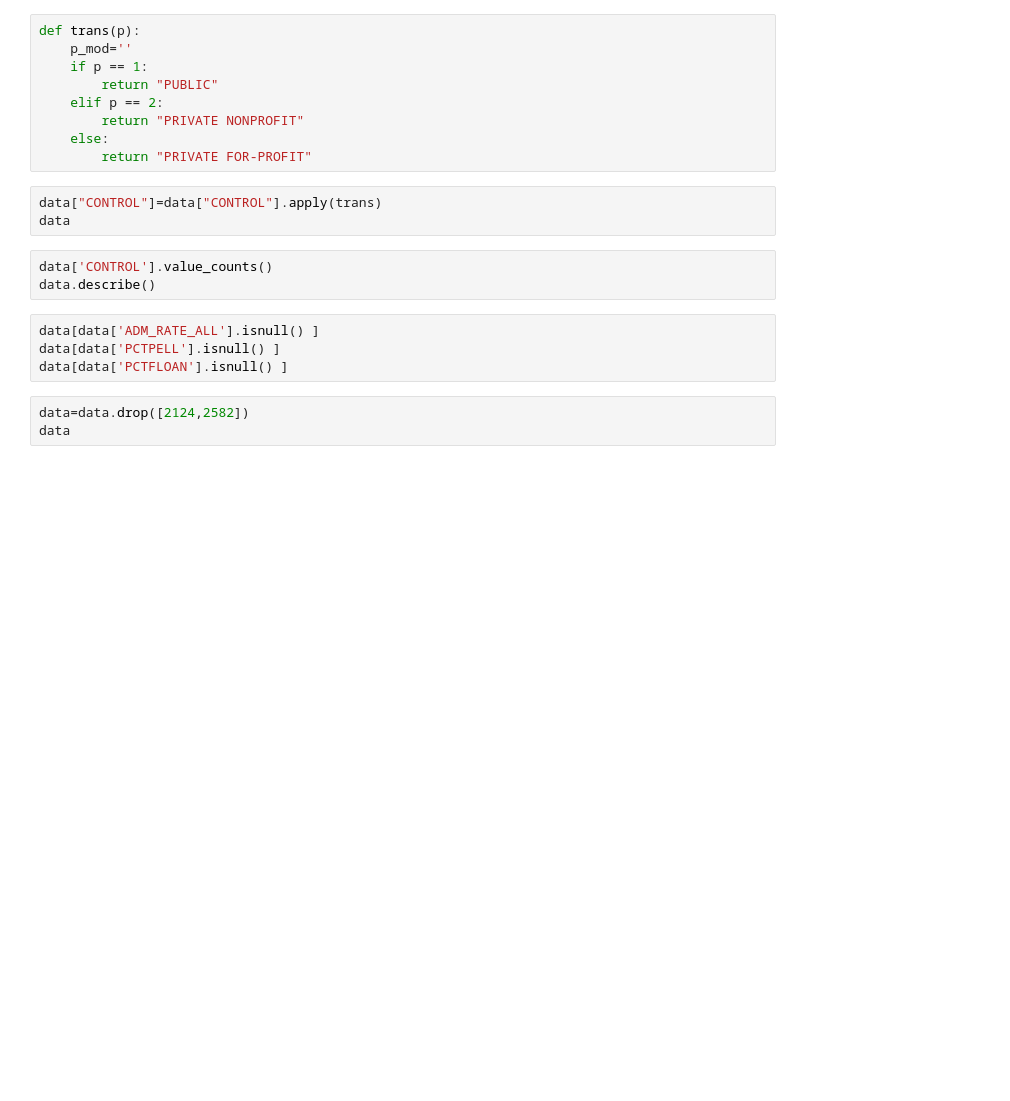
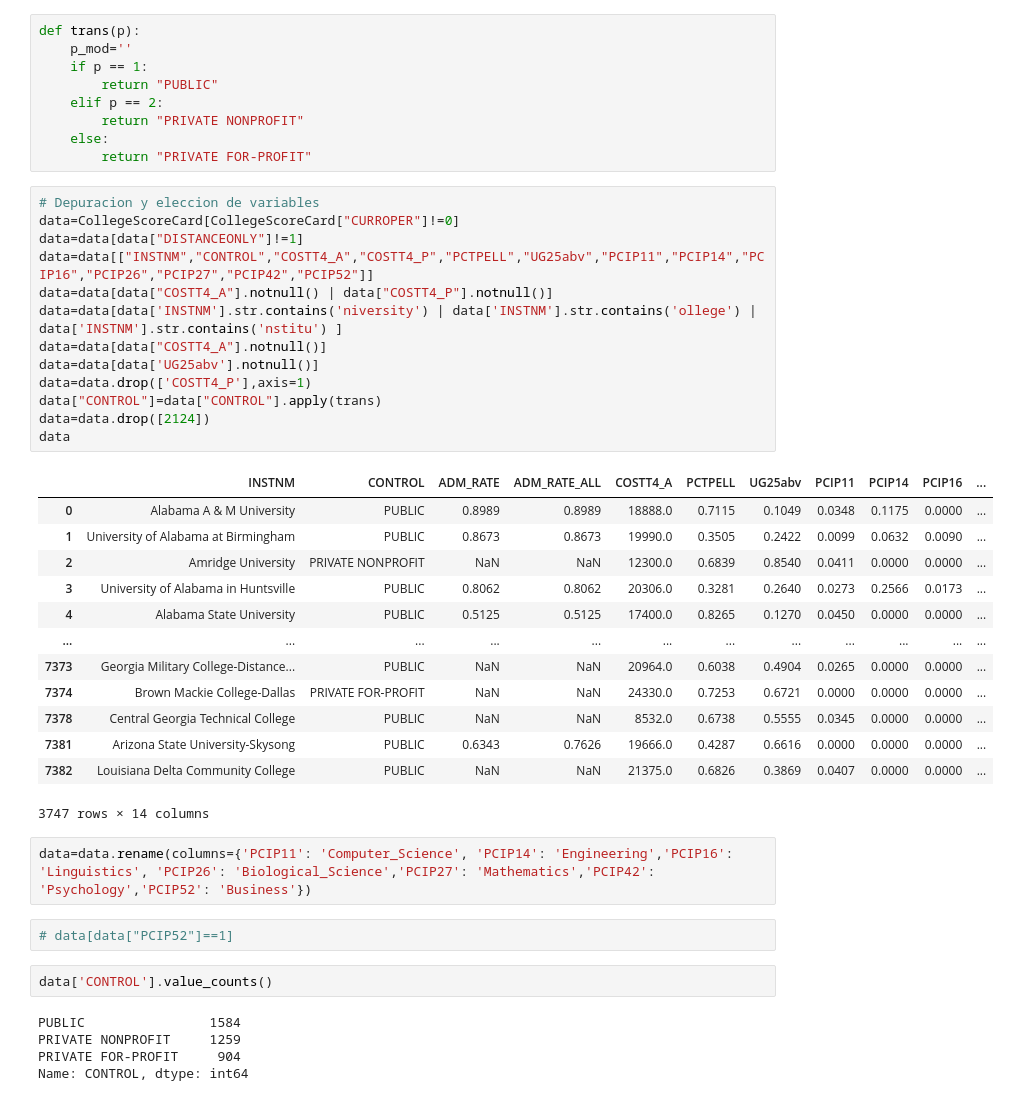
Before and after one commit to acastrillonv/Trabajo-1-TAE, a Jupyter notebook: TrabajoTAE.ipynb, the cells around one changed output. Saved outputs shown, nothing was run; the diff lists cells and outputs as text; blank space fills up the shorter version.

Commit message:
Definicion de nuevas variables y normalizacion de base de datos

```diff
--- a/TrabajoTAE.ipynb
+++ b/TrabajoTAE.ipynb
@@ -38,16 +24,41 @@ def trans(p):
         return "PRIVATE NONPROFIT"
     else:
         return "PRIVATE FOR-PROFIT"
-# %%
-data["CONTROL"]=data["CONTROL"].apply(trans)
-data
+# %%
+# Depuracion y eleccion de variables
+data=CollegeScoreCard[CollegeScoreCard["CURROPER"]!=0]
+data=data[data["DISTANCEONLY"]!=1]
+data=data[["INSTNM","CONTROL","COSTT4_A","COSTT4_P","PCTPELL","UG25abv","PCIP11","PCIP14","PCIP16","PCIP26","PCIP27","PCIP42","PCIP52"]]
+data=data[data["COSTT4_A"].notnull() | data["COSTT4_P"].notnull()]
+data=data[data['INSTNM'].str.contains('niversity') | data['INSTNM'].str.contains('ollege') | data['INSTNM'].str.contains('nstitu') ]
+data=data[data["COSTT4_A"].notnull()]
+data=data[data['UG25abv'].notnull()]
+data=data.drop(['COSTT4_P'],axis=1)
+data["CONTROL"]=data["CONTROL"].apply(trans)
+data=data.drop([2124])
+data
+# %% [output]
+|  | INSTNM | CONTROL | ADM_RATE | ADM_RATE_ALL | COSTT4_A | PCTPELL | UG25abv | PCIP11 | PCIP14 | PCIP16 | ... |
+| 0 | Alabama A & M University | PUBLIC | 0.8989 | 0.8989 | 18888.0 | 0.7115 | 0.1049 | 0.0348 | 0.1175 | 0.0000 | ... |
+| 1 | University of Alabama at Birmingham | PUBLIC | 0.8673 | 0.8673 | 19990.0 | 0.3505 | 0.2422 | 0.0099 | 0.0632 | 0.0090 | ... |
+| 2 | Amridge University | PRIVATE NONPROFIT | NaN | NaN | 12300.0 | 0.6839 | 0.8540 | 0.0411 | 0.0000 | 0.0000 | ... |
+| 3 | University of Alabama in Huntsville | PUBLIC | 0.8062 | 0.8062 | 20306.0 | 0.3281 | 0.2640 | 0.0273 | 0.2566 | 0.0173 | ... |
+| 4 | Alabama State University | PUBLIC | 0.5125 | 0.5125 | 17400.0 | 0.8265 | 0.1270 | 0.0450 | 0.0000 | 0.0000 | ... |
+| ... | ... | ... | ... | ... | ... | ... | ... | ... | ... | ... | ... |
+| 7373 | Georgia Military College-Distance... | PUBLIC | NaN | NaN | 20964.0 | 0.6038 | 0.4904 | 0.0265 | 0.0000 | 0.0000 | ... |
+| 7374 | Brown Mackie College-Dallas | PRIVATE FOR-PROFIT | NaN | NaN | 24330.0 | 0.7253 | 0.6721 | 0.0000 | 0.0000 | 0.0000 | ... |
+| 7378 | Central Georgia Technical College | PUBLIC | NaN | NaN | 8532.0 | 0.6738 | 0.5555 | 0.0345 | 0.0000 | 0.0000 | ... |
+| 7381 | Arizona State University-Skysong | PUBLIC | 0.6343 | 0.7626 | 19666.0 | 0.4287 | 0.6616 | 0.0000 | 0.0000 | 0.0000 | ... |
+| 7382 | Louisiana Delta Community College | PUBLIC | NaN | NaN | 21375.0 | 0.6826 | 0.3869 | 0.0407 | 0.0000 | 0.0000 | ... |
+3747 rows × 14 columns
+# %%
+data=data.rename(columns={'PCIP11': 'Computer_Science', 'PCIP14': 'Engineering','PCIP16': 'Linguistics', 'PCIP26': 'Biological_Science','PCIP27': 'Mathematics','PCIP42': 'Psychology','PCIP52': 'Business'})
+# %%
+# data[data["PCIP52"]==1]
 # %%
 data['CONTROL'].value_counts()
-data.describe()
+# %% [output]
+PUBLIC                1584
+PRIVATE NONPROFIT     1259
+PRIVATE FOR-PROFIT     904
+Name: CONTROL, dtype: int64
-# %%
-data[data['ADM_RATE_ALL'].isnull() ]
-data[data['PCTPELL'].isnull() ]
-data[data['PCTFLOAN'].isnull() ]
-# %%
-data=data.drop([2124,2582])
-data
```
Also changed, not shown: parts of 11 cells of this notebook, 1 other file.
